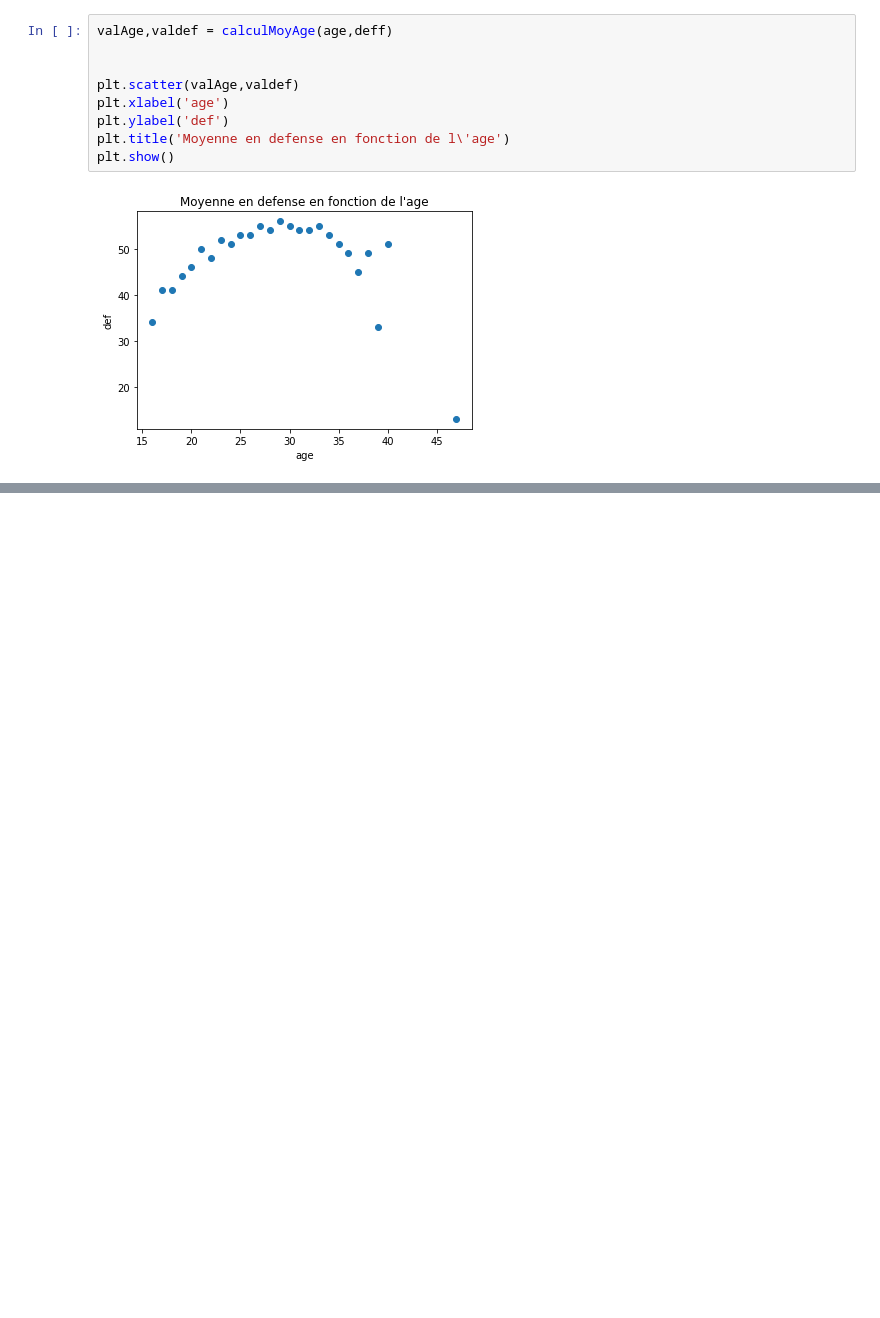
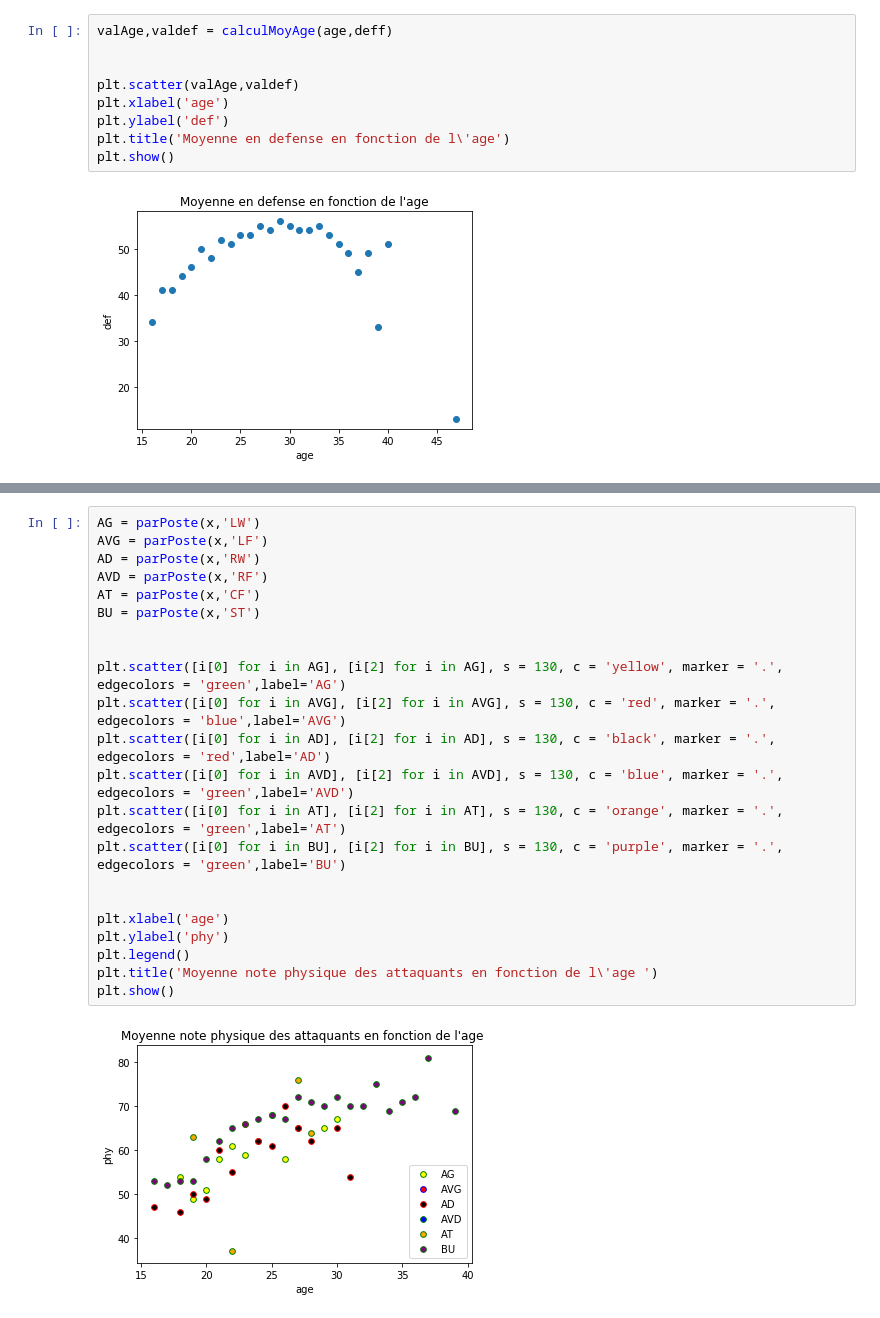
Before and after one commit to enzomasson25/football_data_science, a Jupyter notebook: AnalyseCSV.ipynb, the cells around one changed output, grey strips where cells are left out. Saved outputs shown, nothing was run; the diff lists cells and outputs as text; blank space fills up the shorter version.

```diff
--- a/AnalyseCSV.ipynb
+++ b/AnalyseCSV.ipynb
@@ -125,0 +205,24 @@ plt.show()
+# %%
+AG = parPoste(x,'LW')
+AVG = parPoste(x,'LF')
+AD = parPoste(x,'RW')
+AVD = parPoste(x,'RF')
+AT = parPoste(x,'CF')
+BU = parPoste(x,'ST')
+
+
+plt.scatter([i[0] for i in AG], [i[2] for i in AG], s = 130, c = 'yellow', marker = '.', edgecolors = 'green',label='AG')
+plt.scatter([i[0] for i in AVG], [i[2] for i in AVG], s = 130, c = 'red', marker = '.', edgecolors = 'blue',label='AVG')
+plt.scatter([i[0] for i in AD], [i[2] for i in AD], s = 130, c = 'black', marker = '.', edgecolors = 'red',label='AD')
+plt.scatter([i[0] for i in AVD], [i[2] for i in AVD], s = 130, c = 'blue', marker = '.', edgecolors = 'green',label='AVD')
+plt.scatter([i[0] for i in AT], [i[2] for i in AT], s = 130, c = 'orange', marker = '.', edgecolors = 'green',label='AT')
+plt.scatter([i[0] for i in BU], [i[2] for i in BU], s = 130, c = 'purple', marker = '.', edgecolors = 'green',label='BU')
+
+
+plt.xlabel('age')
+plt.ylabel('phy')
+plt.legend()
+plt.title('Moyenne note physique des attaquants en fonction de l\'age ')
+plt.show()
+# %% [output]
+[figure, added]
```
Also changed, not shown: parts of 5 cells of this notebook.
